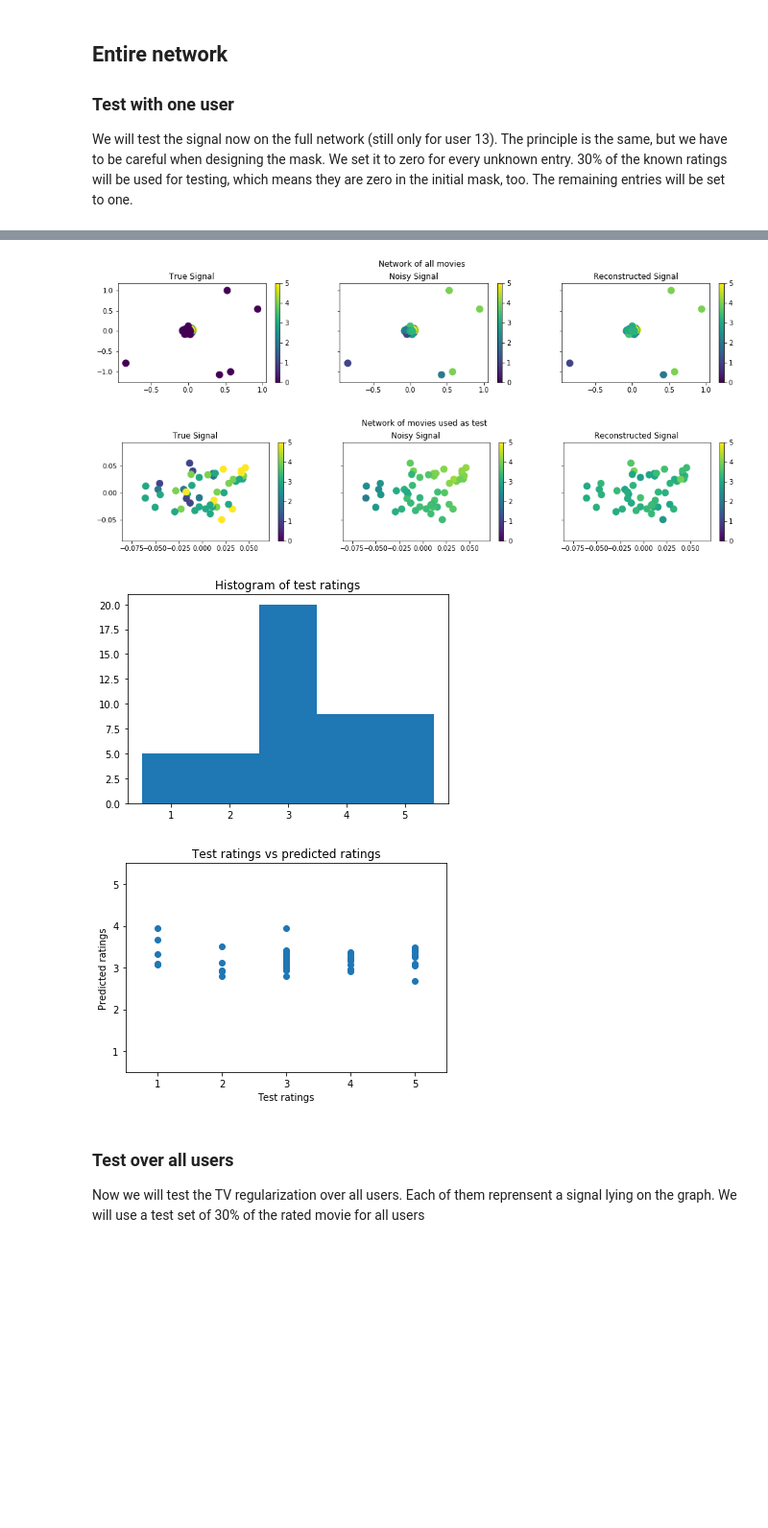
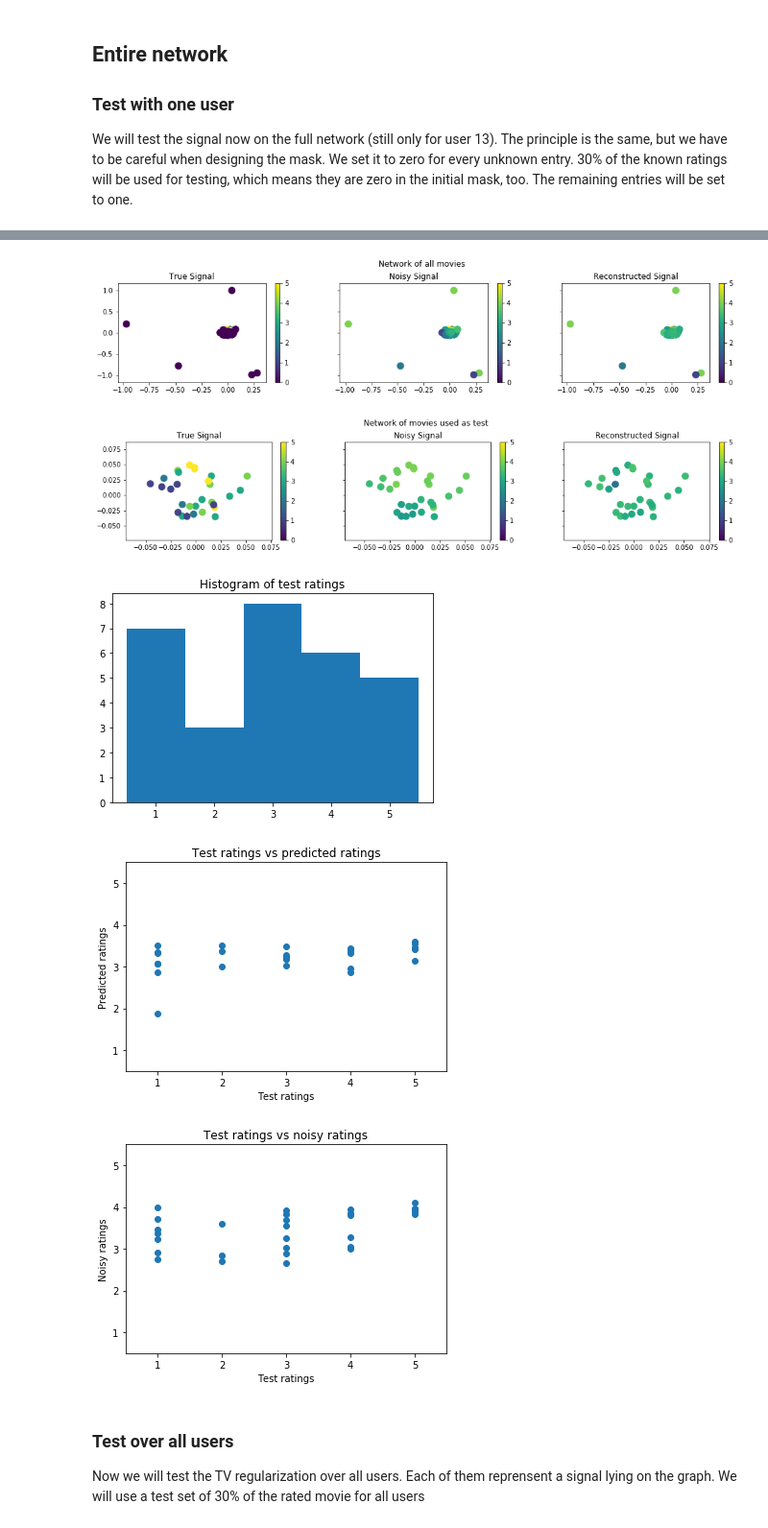
Before and after one commit to Lambo97/MovieRecommendation, a Jupyter notebook: src/tv_regularization2.ipynb, the cells around one changed output, grey strips where cells are left out. Shown at 96% size. Saved outputs shown, nothing was run; the diff lists cells and outputs as text; code cells hidden in the pictures; blank space fills up the shorter version.

```diff
--- a/src/tv_regularization2.ipynb
+++ b/src/tv_regularization2.ipynb
@@ -246,27 +245,29 @@ for i in range(n_random):
         # Create the mask
         mask = rs.rand(G.N)
         mask = (mask > missing_percentage).astype(float)
+        inverse_mask = mask * -1 + 1
         noisy = signal * mask
-        noisy = noisy + mean_signal * (mask * -1 + 1)
+        noisy = noisy + mean_signal * inverse_mask
         # Compute errors
-        inverse_mask = mask * -1 + 1
 
         test_true = signal * inverse_mask
-
         test_true = test_true[test_true != 0]
 
         reconstructed = np.clip(tv_reg(G, noisy, mask, gamma=best_gamma), 1, 5)
         test_reconstructed = reconstructed * inverse_mask
         test_reconstructed = test_reconstructed[test_reconstructed != 0]
-        errors[i,j] = np.sqrt(mean_squared_error(test_true, test_reconstructed))
+        if np.count_nonzero(test_true) > 0:
+            errors[i,j] = np.sqrt(mean_squared_error(test_true, test_reconstructed))
 
         test_dummy = np.ones(len(signal)) * inverse_mask * np.mean(signal)
         test_dummy = test_dummy[test_dummy != 0]
-        errors_dummy[i,j] = np.sqrt(mean_squared_error(test_true, test_dummy))
+        if np.count_nonzero(test_true) > 0:
+            errors_dummy[i,j] = np.sqrt(mean_squared_error(test_true, test_dummy))
 
         avg_dummy = inverse_mask * mean_signal
         avg_dummy = avg_dummy[avg_dummy != 0]
-        errors_avg[i,j] = np.sqrt(mean_squared_error(test_true, avg_dummy))
+        if np.count_nonzero(test_true) > 0:
+            errors_avg[i,j] = np.sqrt(mean_squared_error(test_true, avg_dummy))
 
         clear_output(wait=True)
         print(f'{i,j} {(errors[i,j]):.3f}, {(errors_dummy[i,j]):.3f}, {(errors_avg[i,j]):.3f}')
@@ -320,8 +323,10 @@ def create_mask(signal, valid_percent, test_percent):
 # %%
 # create mask
 mean_signal = compute_mean_signal(ratings, user_id)
-mask, validation_mask, test_mask = create_mask(signal, 0.2, 0.2)
+mask, validation_mask, test_mask = create_mask(signal, 0.1, 0.1)
 noisy_validation = signal * mask
 noisy_validation = noisy_validation + mean_signal * (mask * -1 + 1)
 validation_true = signal * validation_mask
 validation_true = validation_true[validation_true != 0]
+
+print("Percentage of missing data :", len(mask[mask!=1])/len(mask))
@@ -329,22 +336,30 @@ validation_true = validation_true[validation_true != 0]
 errors = []
 best_error = np.inf
 best_gamma = 0
-interval = np.linspace(5,12,10)
+interval = np.linspace(0, 30, 16)
+interval[0] = 0.1
 
 for gamma in interval:
     reconstructed = np.clip(tv_reg(G, noisy_validation, mask, gamma=gamma), 1, 5)
 
     if(np.isnan(reconstructed).any()):
-        errors.append(0)
+        errors.append(np.nan)
         continue
     # Compute errors
     validation_reconstructed = reconstructed * validation_mask
     validation_reconstructed = validation_reconstructed[validation_reconstructed != 0]
     error = np.sqrt(mean_squared_error(validation_true, validation_reconstructed))
+    clear_output(wait=True)
     print(gamma, error)
     if error < best_error:
         best_error = error
         best_gamma = gamma
 
     errors.append(error)
+
+# retrain using train and validation data
+mask += validation_mask
+noisy_test = signal * mask
+noisy_test = noisy_test + mean_signal * (mask * -1 + 1)
+reconstructed = np.clip(tv_reg(G, noisy_test, mask, gamma=best_gamma), 1, 5)
 # %% [output]
@@ -410,29 +416,39 @@ G.plot_signal(signal_red, ax=ax1, limits=limits, plot_name='True Signal')
 G.plot_signal(noisy_red, ax=ax2, limits=limits, plot_name='Noisy Signal', show_edges = False)
 G.plot_signal(reconstructed_red, ax=ax3, limits=limits, plot_name='Reconstructed Signal', show_edges= False)
 plt.suptitle("Network of movies used as test")
-plt.savefig(RESULT_PATH+'prediction_entirer_network_test.eps')
+plt.savefig(RESULT_PATH+'prediction_entire_network_test.eps')
 plt.subplots_adjust(top=0.82)
 plt.show()
 # %% [output]
-[figure, old version]
+[figure, new version]
-[figure, old version]
+[figure, new version]
 # %%
 plt.figure()
 plt.hist(signal[test_mask != 0], bins=[1, 2, 3, 4, 5, 6], align='left')
 plt.title("Histogram of test ratings")
 plt.show()
 
 plt.figure()
 plt.scatter(signal[test_mask == 1], reconstructed[test_mask == 1])
 plt.xlim(0.5,5.5)
 plt.ylim(0.5,5.5)
 plt.title("Test ratings vs predicted ratings")
 plt.xlabel("Test ratings")
 plt.ylabel("Predicted ratings")
 plt.show()
+
+plt.figure()
+plt.scatter(signal[test_mask == 1], noisy_test[test_mask == 1])
+plt.xlim(0.5,5.5)
+plt.ylim(0.5,5.5)
+plt.title("Test ratings vs noisy ratings")
+plt.xlabel("Test ratings")
+plt.ylabel("Noisy ratings")
+plt.show()
 # %% [output]
-[figure, old version]
+[figure, new version]
-[figure, old version]
+[figure, new version]
+[figure, added]
 # %% [markdown]
 ### Test over all users
 Now we will test the TV regularization over all users. Each of them reprensent a signal lying on the graph. We will use a test set of 30% of the rated movie for all users
```
Also changed, not shown: parts of 12 cells of this notebook.
